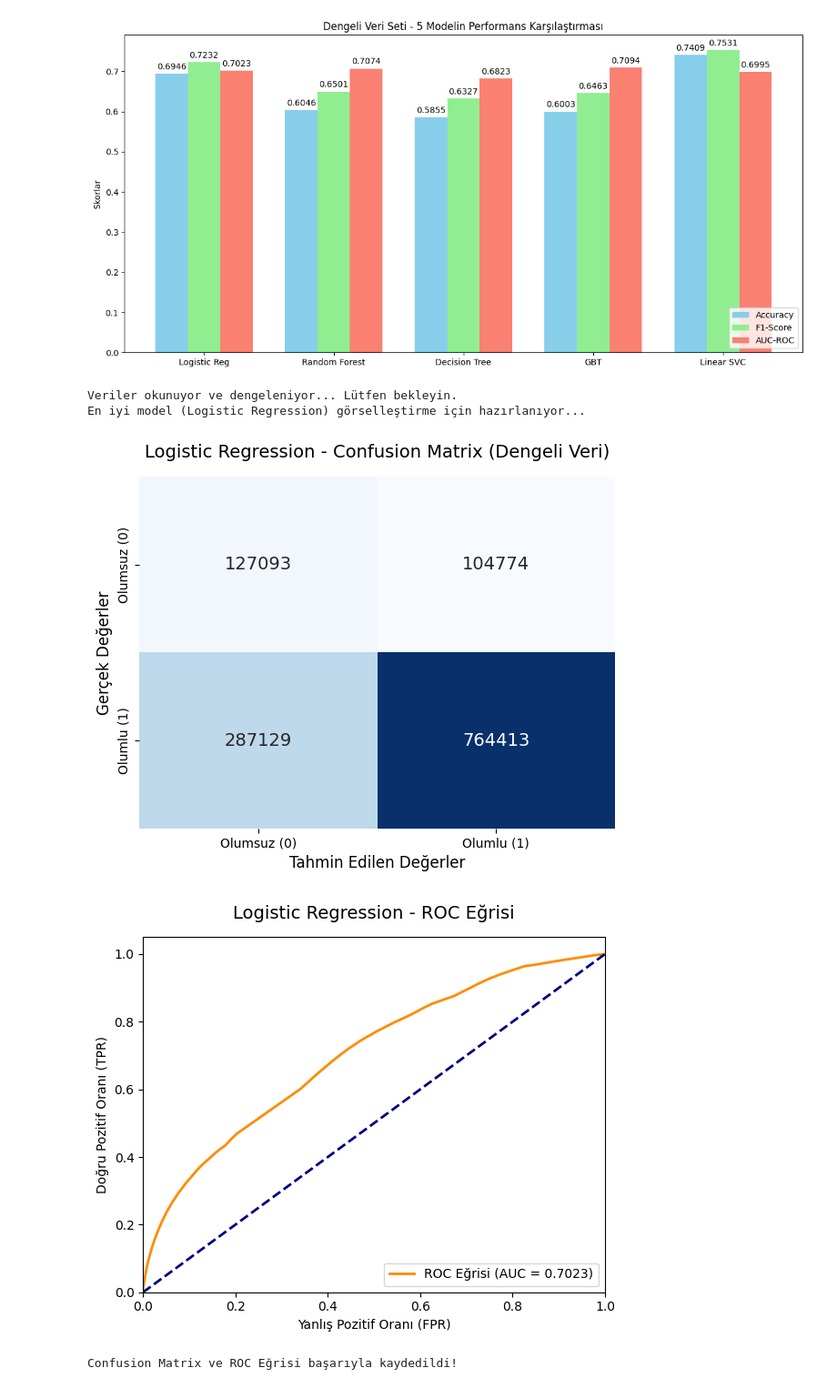
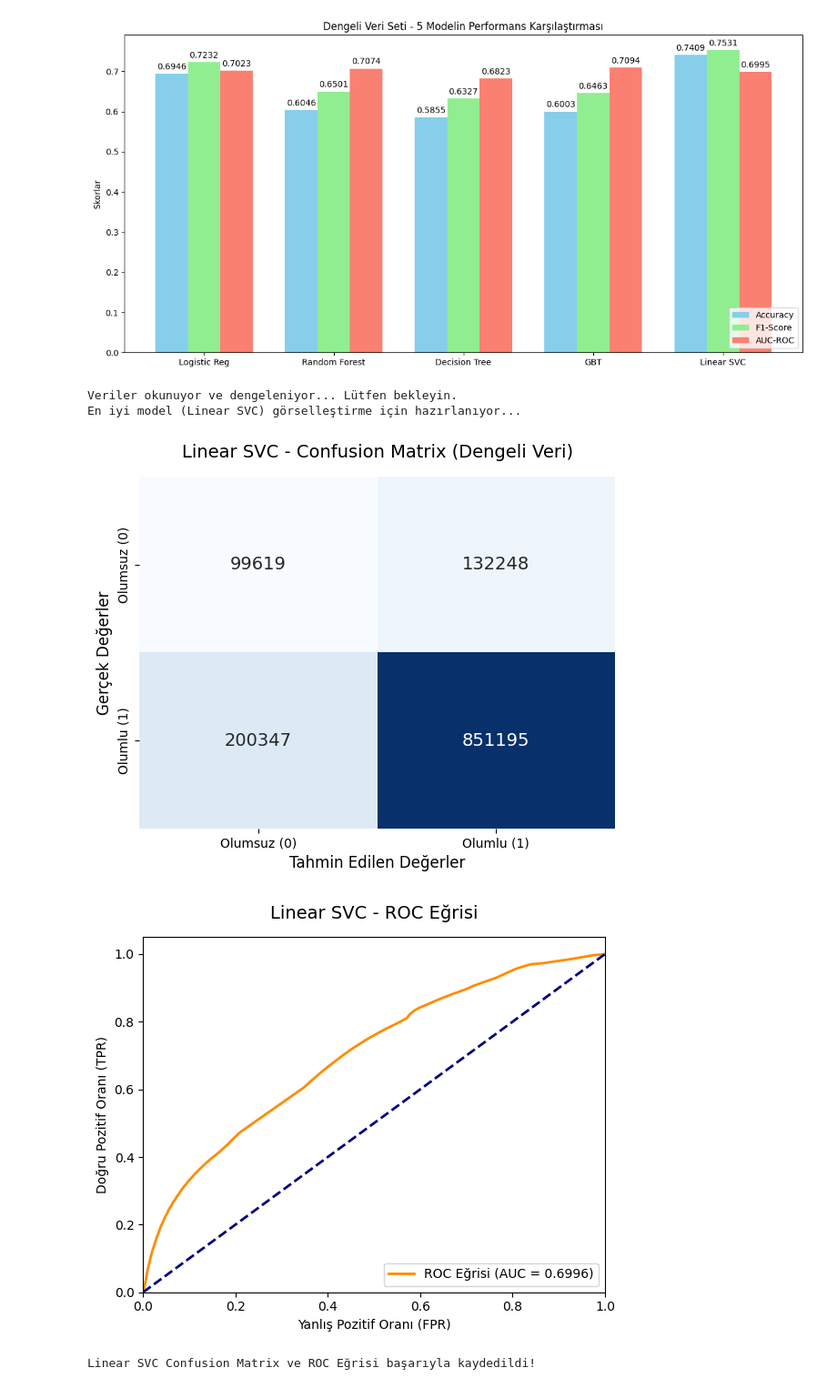
Before and after one commit to mehmetylmz7/steam-reviews-analysis, a Jupyter notebook: notebooks/7_Dashboard.ipynb, the cells around one changed output. Shown at 91% size. Saved outputs shown, nothing was run; the diff lists cells and outputs as text; code cells hidden in the pictures.

```diff
--- a/notebooks/7_Dashboard.ipynb
+++ b/notebooks/7_Dashboard.ipynb
@@ -38,12 +38,12 @@ import seaborn as sns
 from sklearn.metrics import confusion_matrix, roc_curve, auc
 import pandas as pd
 import matplotlib.pyplot as plt
-from pyspark.ml.classification import LogisticRegression
+from pyspark.ml.classification import LinearSVC
 from pyspark.ml.feature import VectorAssembler
 from pyspark.sql.functions import when, col
 
 # ==========================================
-# 1. EKSİK OLAN KISIM: Veri Hazırlığı ve Dengeleme (Undersampling)
+# 1. VERİ HAZIRLIĞI VE DENGELEME
 # ==========================================
 print("Veriler okunuyor ve dengeleniyor... Lütfen bekleyin.")
 features_path = "/Volumes/workspace/default/steam/steam_reviews_features"
@@ -66,60 +66,63 @@ olumlu_alt_kume = olumlu_df.sample(withReplacement=False, fraction=oran, seed=42
 balanced_train_data = negatif_df.unionByName(olumlu_alt_kume)
 
 # ==========================================
-# 2. MODEL EĞİTİMİ (Dengeli Veriyle)
+# 2. MODEL EĞİTİMİ (Linear SVC)
 # ==========================================
-print("En iyi model (Logistic Regression) görselleştirme için hazırlanıyor...")
-lr_best = LogisticRegression(featuresCol="features", labelCol="label", maxIter=20)
-lr_model = lr_best.fit(balanced_train_data)
+print("En iyi model (Linear SVC) görselleştirme için hazırlanıyor...")
+svc_best = LinearSVC(featuresCol="features", labelCol="label", maxIter=20)
+svc_model = svc_best.fit(balanced_train_data)
 
-# Test verisinde tahmin (Gerçek hayat simülasyonu)
-predictions = lr_model.transform(test_data)
-preds_df = predictions.select("label", "prediction", "probability").toPandas()
+# Test verisinde tahmin
+predictions = svc_model.transform(test_data)
 
-# ROC eğrisi için pozitif (1) sınıfına ait tahmin olasılıklarını çekelim
-preds_df['prob_positive'] = preds_df['probability'].apply(lambda x: x[1])
+# DİKKAT: Linear SVC probability üretmez, rawPrediction üretir. Pandas'a bunu alıyoruz.
+preds_df = predictions.select("label", "prediction", "rawPrediction").toPandas()
+
+# ROC eğrisi için pozitif (1) sınıfına ait skor değerini (hiperdüzleme olan uzaklık) çekelim
+preds_df['score_positive'] = preds_df['rawPrediction'].apply(lambda x: x[1])
 
 # ==========================================
-# 3. GÖRSEL 1: CONFUSION MATRIX (Karmaşıklık Matrisi)
+# 3. GÖRSEL 1: CONFUSION MATRIX
 # ==========================================
 cm = confusion_matrix(preds_df['label'], preds_df['prediction'])
 
 fig1, ax1 = plt.subplots(figsize=(6, 5))
 sns.heatmap(cm, annot=True, fmt='d', cmap='Blues', cbar=False,
             xticklabels=['Olumsuz (0)', 'Olumlu (1)'],
             yticklabels=['Olumsuz (0)', 'Olumlu (1)'], annot_kws={"size": 14})
 plt.ylabel('Gerçek Değerler', fontsize=12)
 plt.xlabel('Tahmin Edilen Değerler', fontsize=12)
-plt.title('Logistic Regression - Confusion Matrix (Dengeli Veri)', fontsize=14, pad=15)
+plt.title('Linear SVC - Confusion Matrix (Dengeli Veri)', fontsize=14, pad=15)
 
 plt.tight_layout()
-plt.savefig("/Volumes/workspace/default/steam/adim7_lr_confusion_matrix.png", bbox_inches='tight', dpi=300)
+plt.savefig("/Volumes/workspace/default/steam/adim7_svc_confusion_matrix.png", bbox_inches='tight', dpi=300)
 plt.show()
 
 # ==========================================
 # 4. GÖRSEL 2: ROC EĞRİSİ
 # ==========================================
-fpr, tpr, thresholds = roc_curve(preds_df['label'], preds_df['prob_positive'])
+# probability yerine hesapladığımız score_positive değerini veriyoruz
+fpr, tpr, thresholds = roc_curve(preds_df['label'], preds_df['score_positive'])
 roc_auc = auc(fpr, tpr)
 
 fig2, ax2 = plt.subplots(figsize=(6, 5))
 plt.plot(fpr, tpr, color='darkorange', lw=2, label=f'ROC Eğrisi (AUC = {roc_auc:.4f})')
 plt.plot([0, 1], [0, 1], color='navy', lw=2, linestyle='--')
 plt.xlim([0.0, 1.0])
 plt.ylim([0.0, 1.05])
 plt.xlabel('Yanlış Pozitif Oranı (FPR)')
 plt.ylabel('Doğru Pozitif Oranı (TPR)')
-plt.title('Logistic Regression - ROC Eğrisi', fontsize=14, pad=15)
+plt.title('Linear SVC - ROC Eğrisi', fontsize=14, pad=15)
 plt.legend(loc="lower right")
 
 plt.tight_layout()
-plt.savefig("/Volumes/workspace/default/steam/adim7_lr_roc_curve.png", bbox_inches='tight', dpi=300)
+plt.savefig("/Volumes/workspace/default/steam/adim7_svc_roc_curve.png", bbox_inches='tight', dpi=300)
 plt.show()
-print("Confusion Matrix ve ROC Eğrisi başarıyla kaydedildi!")
+print("Linear SVC Confusion Matrix ve ROC Eğrisi başarıyla kaydedildi!")
 # %% [output]
 Veriler okunuyor ve dengeleniyor... Lütfen bekleyin.
-En iyi model (Logistic Regression) görselleştirme için hazırlanıyor...
+En iyi model (Linear SVC) görselleştirme için hazırlanıyor...
-[figure, old version]
+[figure, new version]
-[figure, old version]
+[figure, new version]
-Confusion Matrix ve ROC Eğrisi başarıyla kaydedildi!
+Linear SVC Confusion Matrix ve ROC Eğrisi başarıyla kaydedildi!
 # %%
```
Also changed, not shown: parts of 3 cells of this notebook.
